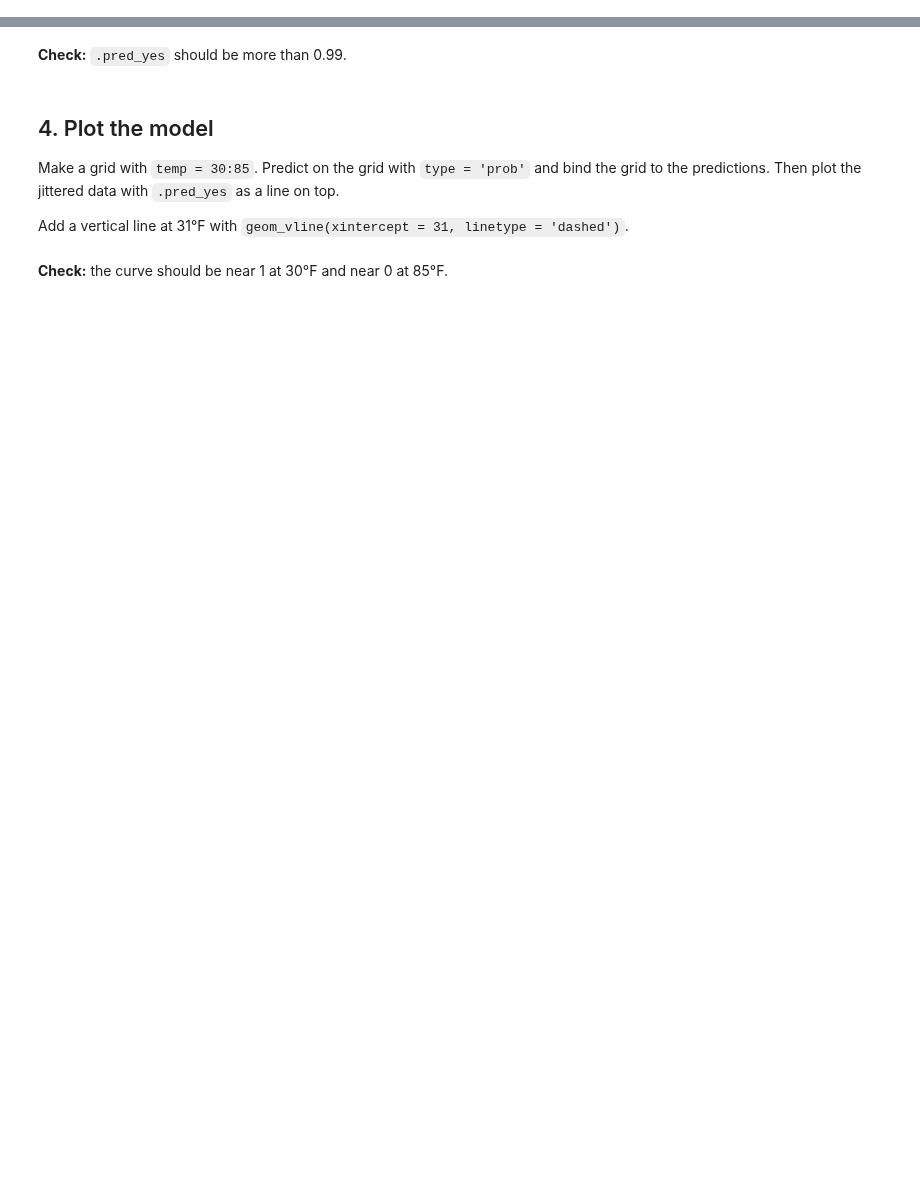
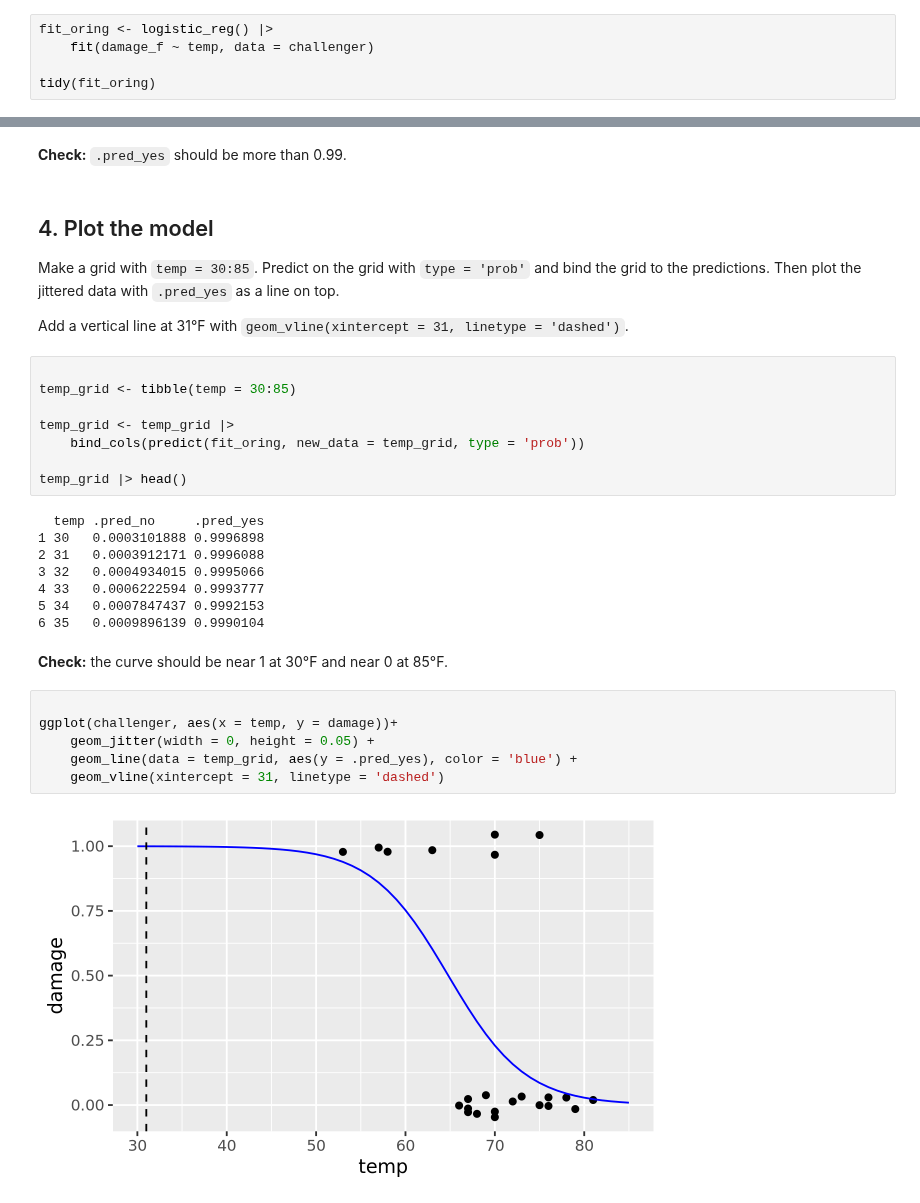
Before and after one commit to nehammk/codespace, a Jupyter notebook: exercises/11-challenger-exercise.ipynb, the cells around one changed output, grey strips where cells are left out. Cells and saved outputs as stored; diff of their text form; blank space fills up the shorter version.

````diff
--- a/exercises/11-challenger-exercise.ipynb
+++ b/exercises/11-challenger-exercise.ipynb
@@ -72,3 +81,8 @@ Use tidymodels only. Do not change any other cells.
 ```
 # %% [markdown]
 **Your assistant puts its code in the cell below and runs it.** Read the code. Does it use `logistic_reg()`? Does it use `damage_f`, not `damage`?
+# %%
+fit_oring <- logistic_reg() |>
+    fit(damage_f ~ temp, data = challenger)
+
+tidy(fit_oring)
@@ -97,5 +122,29 @@ fit_oring |> predict(new_data = launch, type = 'prob')
 Make a grid with `temp = 30:85`. Predict on the grid with `type = 'prob'` and bind the grid to the predictions. Then plot the jittered data with `.pred_yes` as a line on top.
 
 Add a vertical line at 31°F with `geom_vline(xintercept = 31, linetype = 'dashed')`.
+# %%
+
+temp_grid <- tibble(temp = 30:85)
+
+temp_grid <- temp_grid |>
+    bind_cols(predict(fit_oring, new_data = temp_grid, type = 'prob'))
+
+temp_grid |> head()
+# %% [output]
+  temp .pred_no     .pred_yes
+1 30   0.0003101888 0.9996898
+2 31   0.0003912171 0.9996088
+3 32   0.0004934015 0.9995066
+4 33   0.0006222594 0.9993777
+5 34   0.0007847437 0.9992153
+6 35   0.0009896139 0.9990104
 # %% [markdown]
 **Check:** the curve should be near 1 at 30°F and near 0 at 85°F.
+# %%
+
+ggplot(challenger, aes(x = temp, y = damage))+
+    geom_jitter(width = 0, height = 0.05) +
+    geom_line(data = temp_grid, aes(y = .pred_yes), color = 'blue') +
+    geom_vline(xintercept = 31, linetype = 'dashed')
+# %% [output]
+[figure, added]
````
Also changed, not shown: parts of 4 cells of this notebook, 2 other files.
